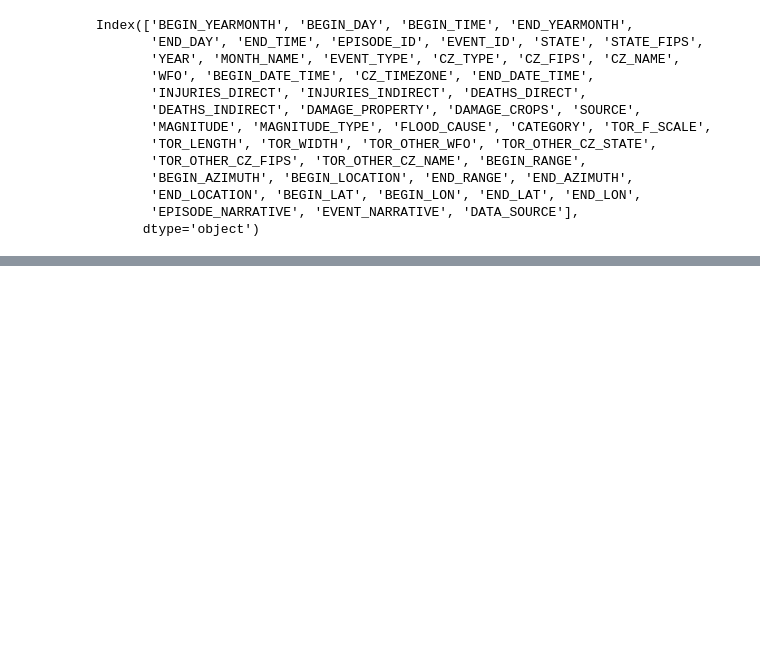
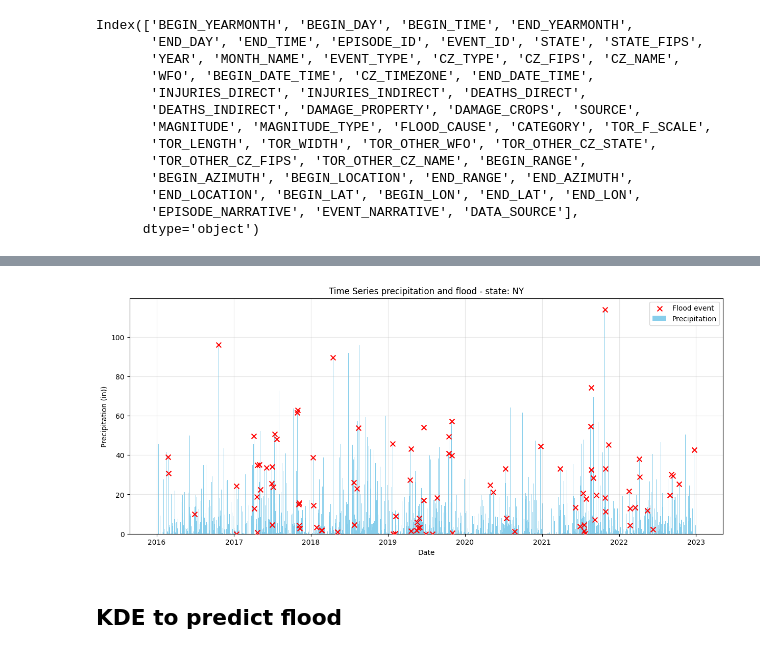
Before and after one commit to mattialodi0/progA3I, a Jupyter notebook: baseline.ipynb, the cells around one changed output, grey strips where cells are left out. Saved outputs shown, nothing was run; the diff lists cells and outputs as text; code cells hidden in the pictures; blank space fills up the shorter version.

```diff
--- a/baseline.ipynb
+++ b/baseline.ipynb
@@ -82,0 +364,6 @@ SyntaxError: expected argument value expression (1192041254.py, line 1)
+# %%
+plot_state_series('NY')
+# %% [output]
+[figure, added]
+# %% [markdown]
+## KDE to predict flood
```
Also changed, not shown: parts of 38 cells of this notebook.
